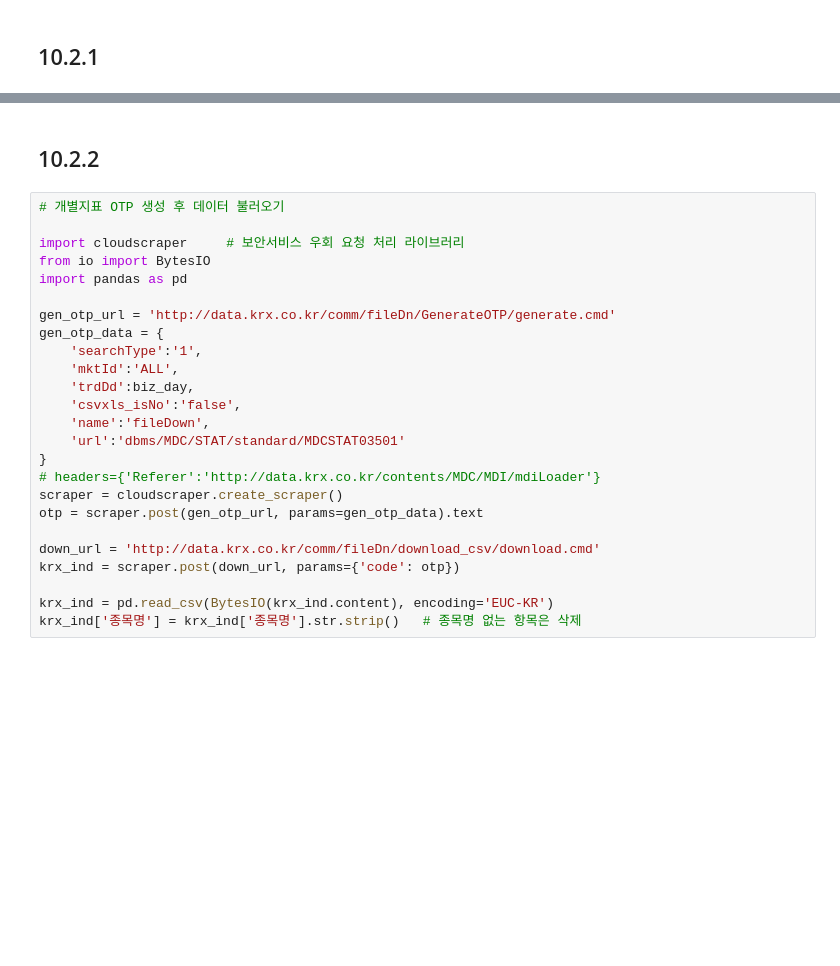
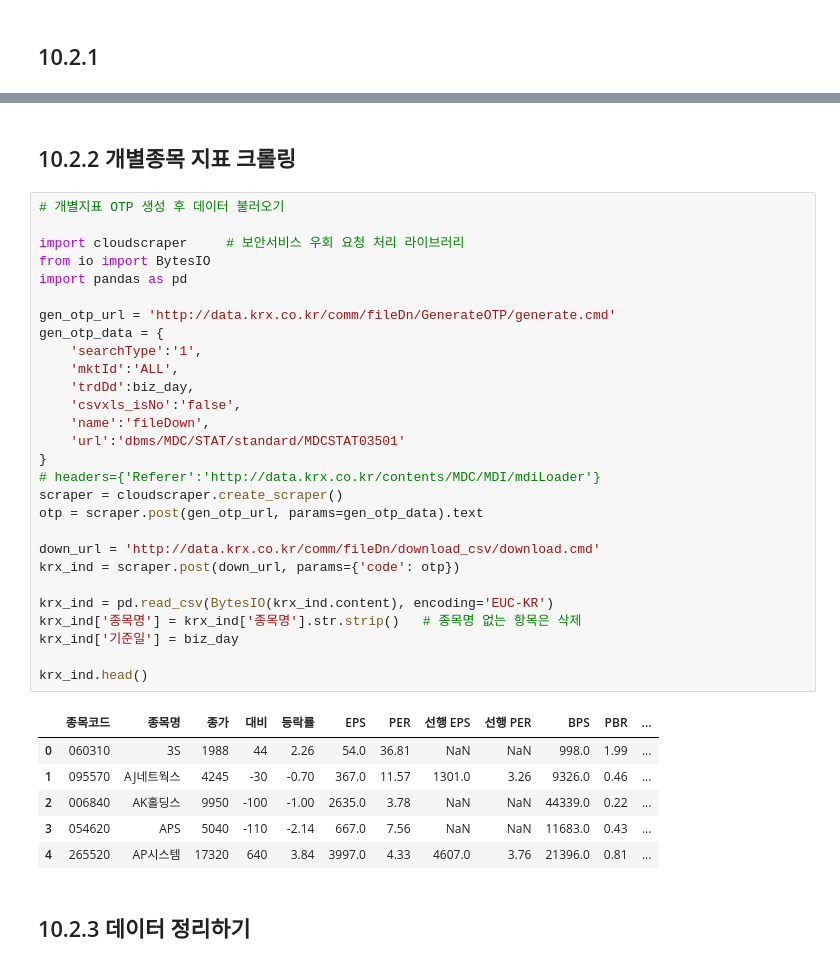
Before and after one commit to Glesep/Quant, a Jupyter notebook: chap_10/chap10.ipynb, the cells around one changed output, grey strips where cells are left out. Cells and saved outputs as stored; diff of their text form; blank space fills up the shorter version.

```diff
--- a/chap_10/chap10.ipynb
+++ b/chap_10/chap10.ipynb
@@ -89,27 +116,39 @@ krx_sector.head()
 # %% [markdown]
-## 10.2.2
+## 10.2.2 개별종목 지표 크롤링
 # %%
 # 개별지표 OTP 생성 후 데이터 불러오기
 
 import cloudscraper     # 보안서비스 우회 요청 처리 라이브러리
 from io import BytesIO
 import pandas as pd
 
 gen_otp_url = 'http://data.krx.co.kr/comm/fileDn/GenerateOTP/generate.cmd'
 gen_otp_data = {
     'searchType':'1',
     'mktId':'ALL',
     'trdDd':biz_day,
     'csvxls_isNo':'false',
     'name':'fileDown',
     'url':'dbms/MDC/STAT/standard/MDCSTAT03501'
 }
 # headers={'Referer':'http://data.krx.co.kr/contents/MDC/MDI/mdiLoader'}
 scraper = cloudscraper.create_scraper()
 otp = scraper.post(gen_otp_url, params=gen_otp_data).text
 
 down_url = 'http://data.krx.co.kr/comm/fileDn/download_csv/download.cmd'
 krx_ind = scraper.post(down_url, params={'code': otp})
 
 krx_ind = pd.read_csv(BytesIO(krx_ind.content), encoding='EUC-KR')
 krx_ind['종목명'] = krx_ind['종목명'].str.strip()   # 종목명 없는 항목은 삭제
+krx_ind['기준일'] = biz_day
+
+krx_ind.head()
+# %% [output]
+|  | 종목코드 | 종목명 | 종가 | 대비 | 등락률 | EPS | PER | 선행 EPS | 선행 PER | BPS | PBR | ... |
+| 0 | 060310 | 3S | 1988 | 44 | 2.26 | 54.0 | 36.81 | NaN | NaN | 998.0 | 1.99 | ... |
+| 1 | 095570 | AJ네트웍스 | 4245 | -30 | -0.70 | 367.0 | 11.57 | 1301.0 | 3.26 | 9326.0 | 0.46 | ... |
+| 2 | 006840 | AK홀딩스 | 9950 | -100 | -1.00 | 2635.0 | 3.78 | NaN | NaN | 44339.0 | 0.22 | ... |
+| 3 | 054620 | APS | 5040 | -110 | -2.14 | 667.0 | 7.56 | NaN | NaN | 11683.0 | 0.43 | ... |
+| 4 | 265520 | AP시스템 | 17320 | 640 | 3.84 | 3997.0 | 4.33 | 4607.0 | 3.76 | 21396.0 | 0.81 | ... |
+# %% [markdown]
+## 10.2.3 데이터 정리하기
```
Also changed, not shown: parts of 14 cells of this notebook.
